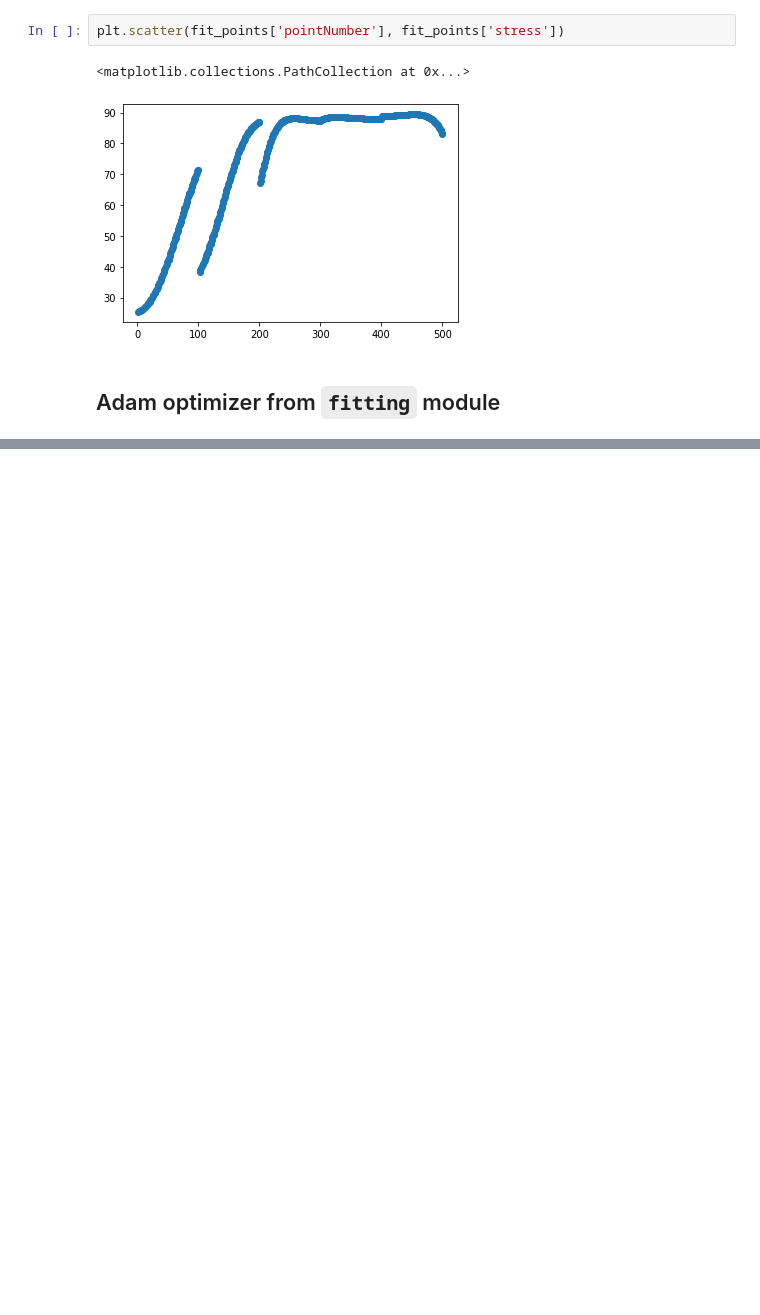
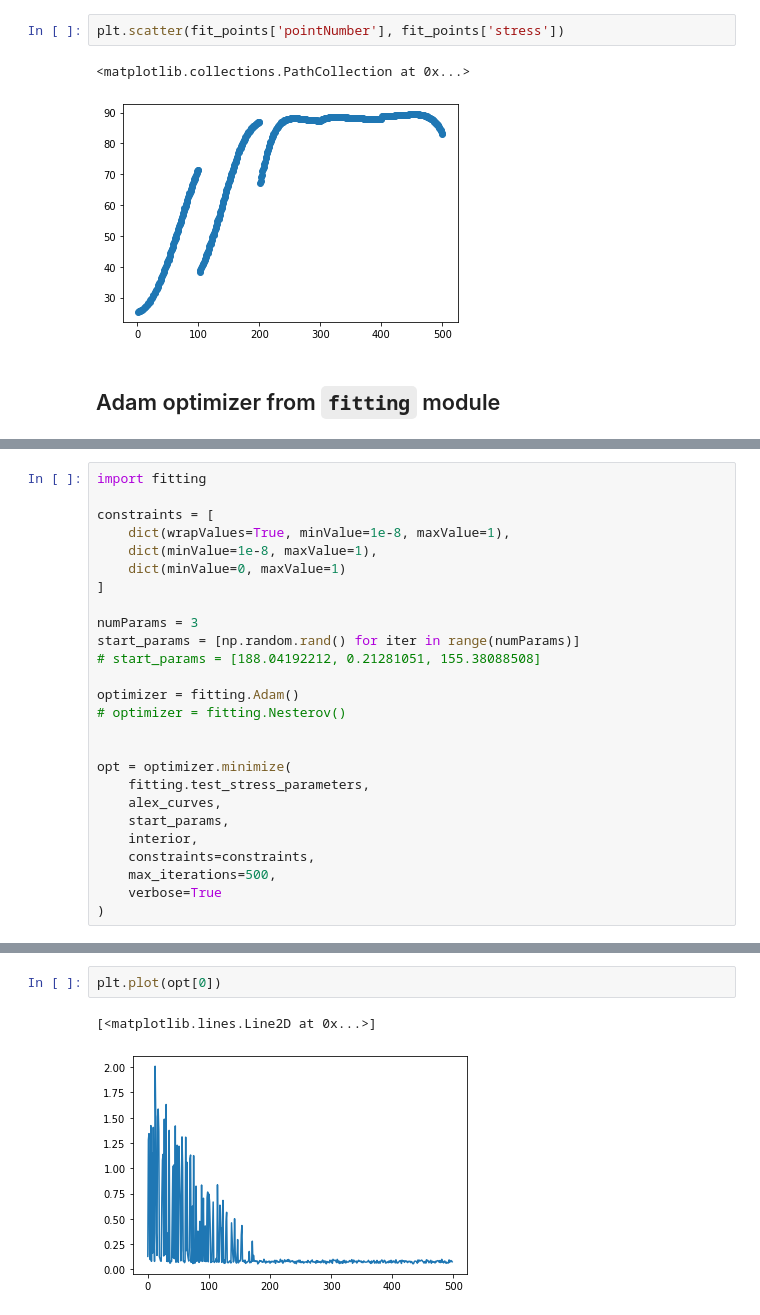
Before and after one commit to ssajous/europa-cycloids, a Jupyter notebook: src/Sample.ipynb, the cells around one changed output, grey strips where cells are left out. Drawn from its saved outputs; the diff is of its cells as text; blank space fills up the shorter version.

```diff
--- a/src/Sample.ipynb
+++ b/src/Sample.ipynb
@@ -1786,0 +1853,26 @@ plt.scatter(fit_points['lon'], fit_points['lat'], alpha=0.3, color='green')
+# %%
+import fitting
+
+constraints = [
+    dict(wrapValues=True, minValue=1e-8, maxValue=1),
+    dict(minValue=1e-8, maxValue=1),
+    dict(minValue=0, maxValue=1)
+]
+
+numParams = 3
+start_params = [np.random.rand() for iter in range(numParams)]
+# start_params = [188.04192212, 0.21281051, 155.38088508]
+
+optimizer = fitting.Adam()
+# optimizer = fitting.Nesterov()
+
+
+opt = optimizer.minimize(
+    fitting.test_stress_parameters,
+    alex_curves,
+    start_params,
+    interior,
+    constraints=constraints,
+    max_iterations=500,
+    verbose=True
+)
@@ -1786,0 +1897,5 @@ plt.scatter(fit_points['lon'], fit_points['lat'], alpha=0.3, color='green')
+# %%
+plt.plot(opt[0])
+# %% [output]
+[<matplotlib.lines.Line2D at 0x...>]
+[figure, added]
```
Also changed, not shown: parts of 21 cells of this notebook, 2 other files.
